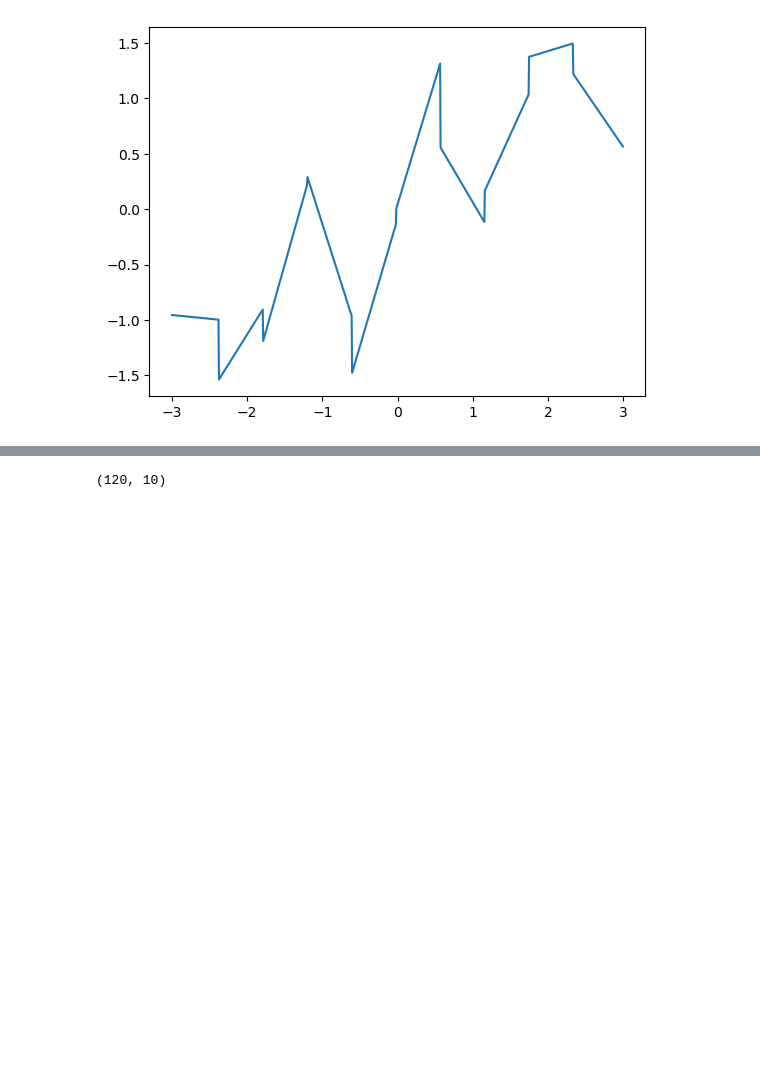
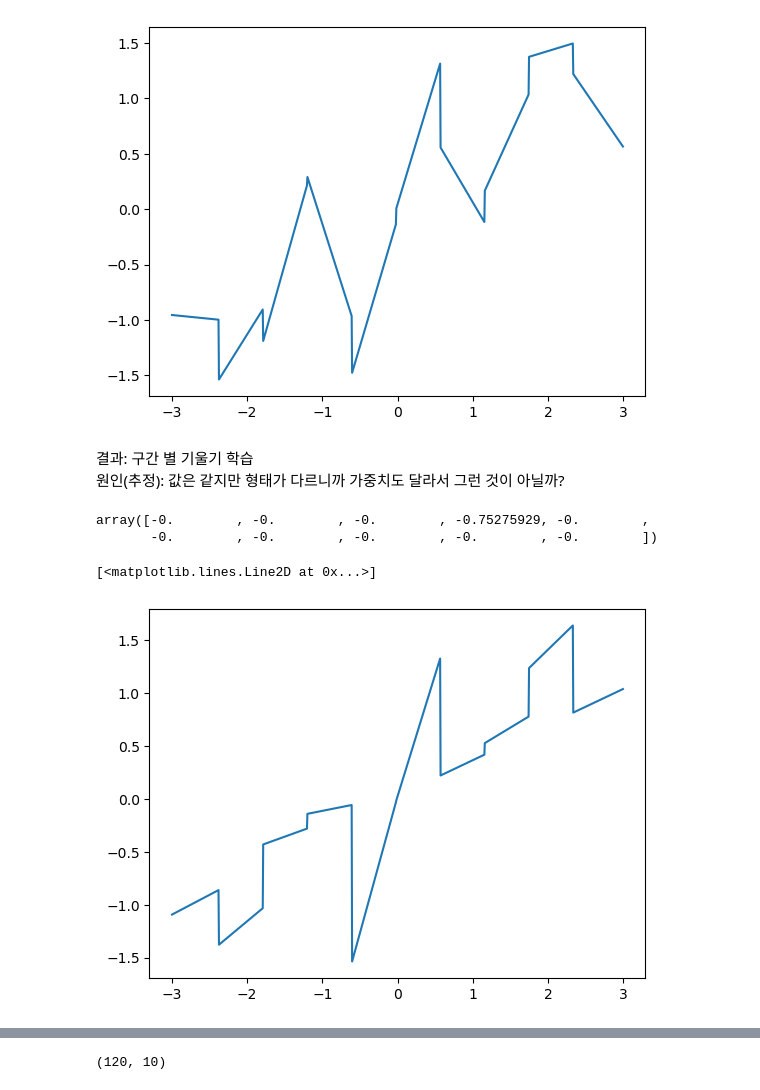
Before and after one commit to davidptuackr/ppb, a Jupyter notebook: 04_특성공학.ipynb, the cells around one changed output, grey strips where cells are left out. Saved outputs shown, nothing was run; the diff lists cells and outputs as text; code cells hidden in the pictures; blank space fills up the shorter version.

```diff
--- a/04_특성공학.ipynb
+++ b/04_특성공학.ipynb
@@ -606,3 +630,20 @@ plt.plot(line, reg.predict(line_product), label='PRODUCT')
 # %% [output]
 [<matplotlib.lines.Line2D at 0x...>]
 [figure]
+# %% [markdown]
+결과: 구간 별 기울기 학습<br>
+원인(추정): 값은 같지만 형태가 다르니까 가중치도 달라서 그런 것이 아닐까?
+# %%
+X2 = X * X_binned
+X2[0]
+# %% [output]
+array([-0.        , -0.        , -0.        , -0.75275929, -0.        ,
+       -0.        , -0.        , -0.        , -0.        , -0.        ])
+# %%
+reg = LinearRegression().fit(X2, y)
+
+line2 = line * line_binned
+plt.plot(line, reg.predict(line2), label='PRODUCT')
+# %% [output]
+[<matplotlib.lines.Line2D at 0x...>]
+[figure, added]
```
Also changed, not shown: parts of 16 cells of this notebook.
